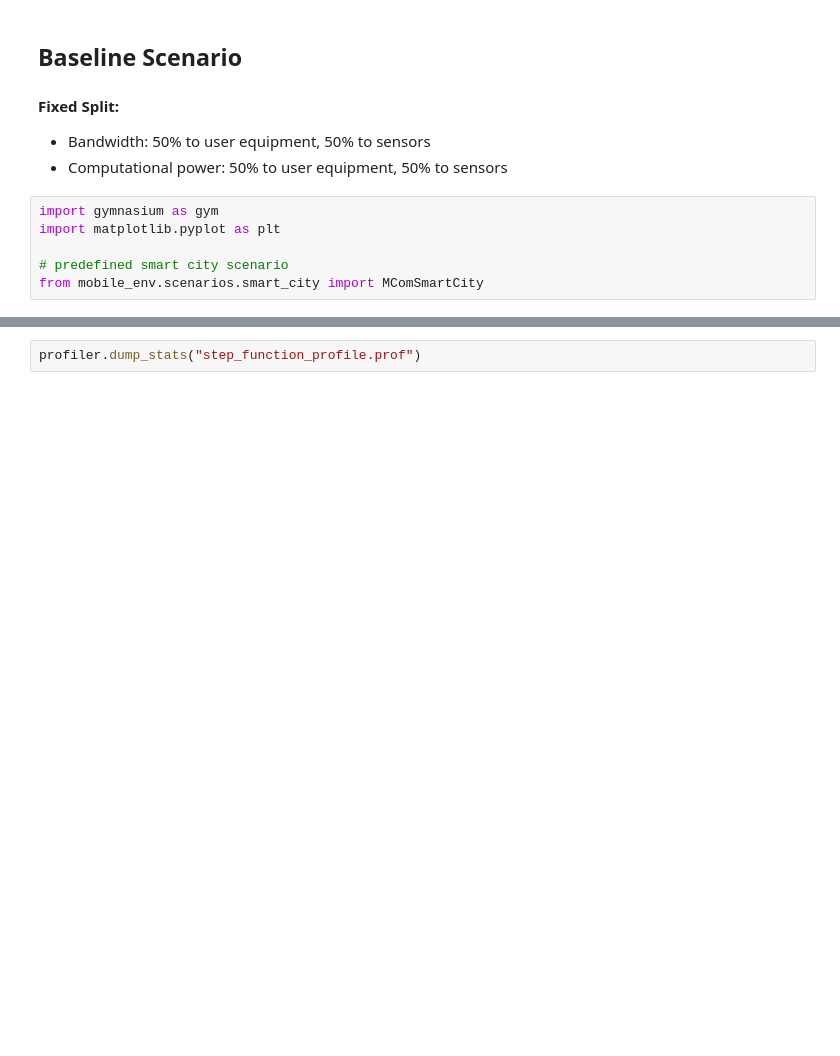
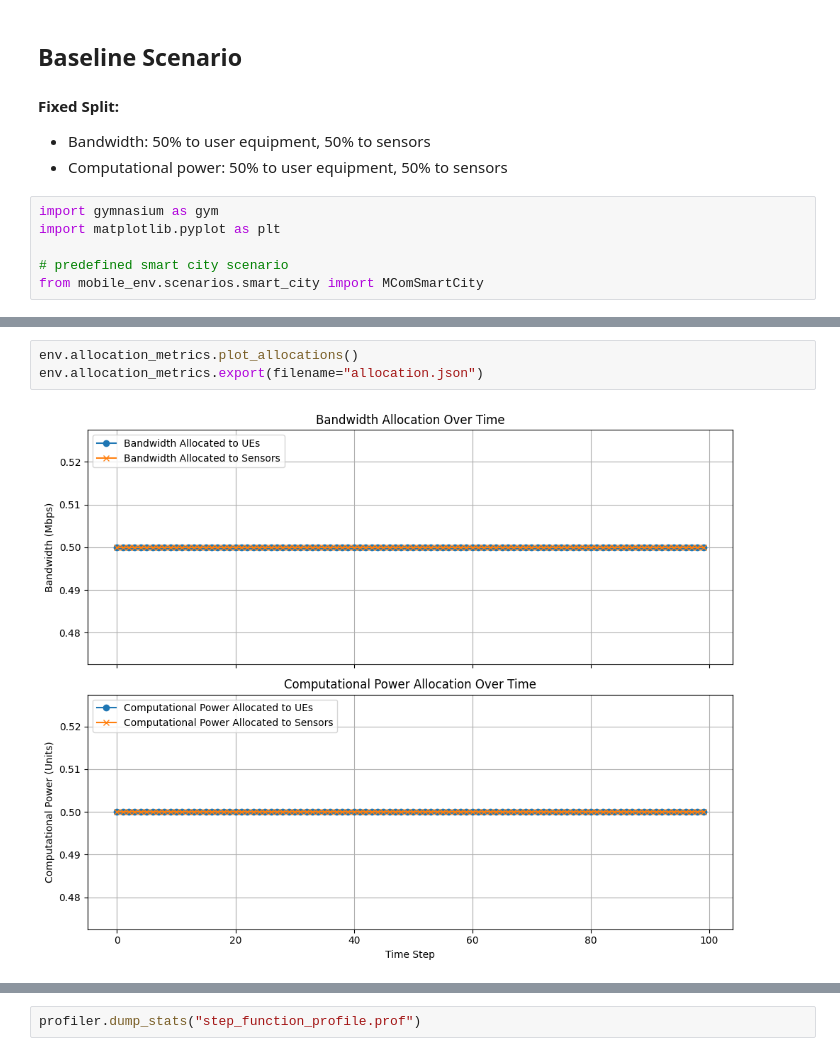
Before and after one commit to elifohri/MetaLore-simulator, a Jupyter notebook: examples/baseline scenarios round robin/smart_city_baseline_50-50.ipynb, the cells around one changed output, grey strips where cells are left out. Drawn from its saved outputs; the diff is of its cells as text; blank space fills up the shorter version.

```diff
--- a/examples/baseline scenarios round robin/smart_city_baseline_50-50.ipynb
+++ b/examples/baseline scenarios round robin/smart_city_baseline_50-50.ipynb
@@ -42,0 +54,5 @@ for _ in range(100):
+# %%
+env.allocation_metrics.plot_allocations()
+env.allocation_metrics.export(filename="allocation.json")
+# %% [output]
+[figure, added]
```
Also changed, not shown: parts of 10 cells of this notebook, 28 other files.
